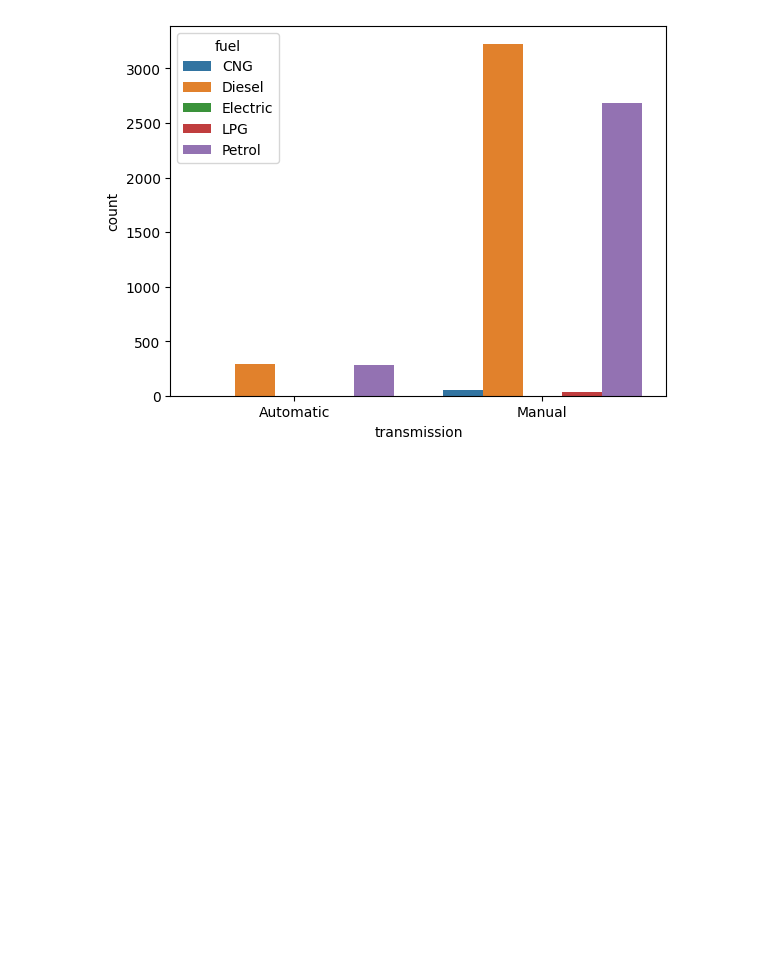
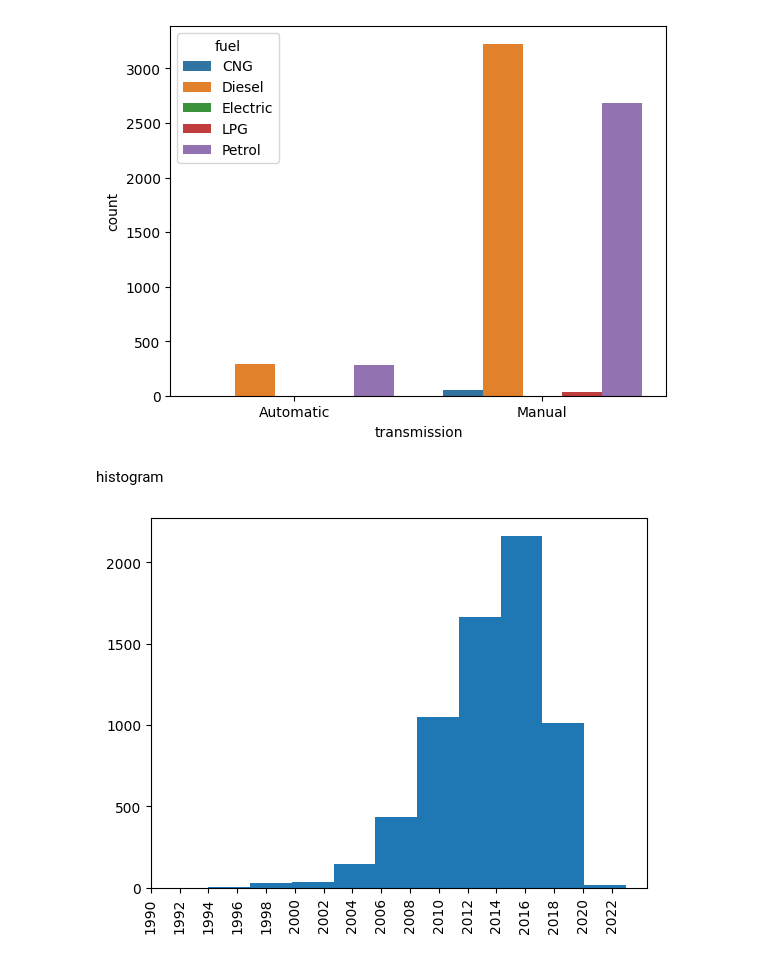
Before and after one commit to aruncb2/pandas, a Jupyter notebook: reading_files_to_df.ipynb, the cells around one changed output. Cells and saved outputs as stored; diff of their text form; code cells hidden in the pictures; blank space fills up the shorter version.

```diff
--- a/reading_files_to_df.ipynb
+++ b/reading_files_to_df.ipynb
@@ -1369,3 +1369,11 @@ sns.countplot(x=df['transmission'],hue=df['fuel'])
 plt.show()
 # %% [output]
 [figure]
+# %% [markdown]
+histogram
+# %%
+plt.hist(df['year'])
+plt.xticks(range(1990,2023,2),rotation=90)
+plt.show()
+# %% [output]
+[figure, added]
```
Also changed, not shown: parts of 1 cell of this notebook.
